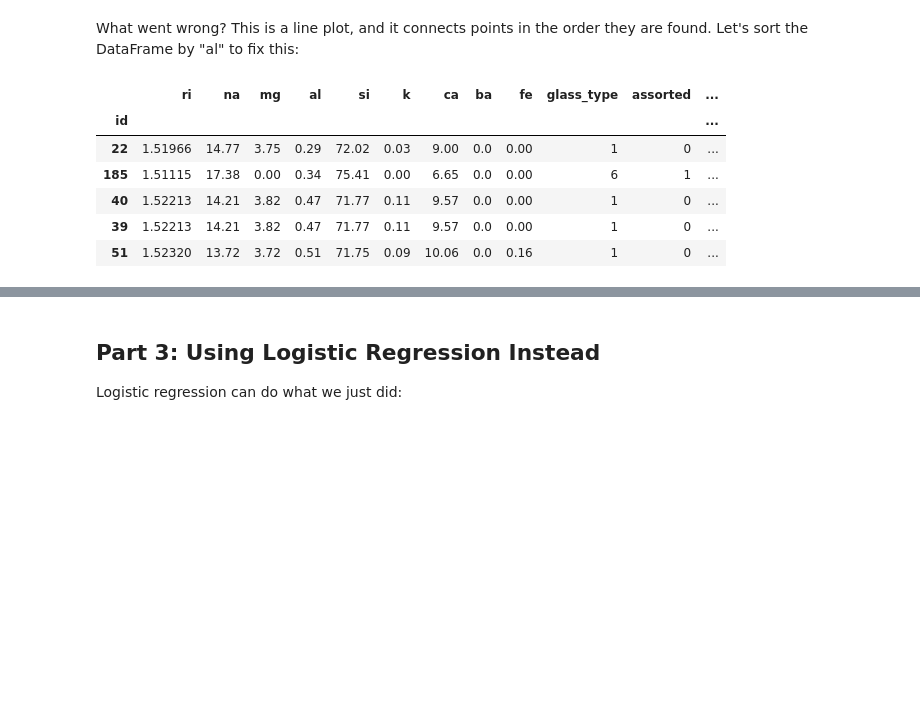
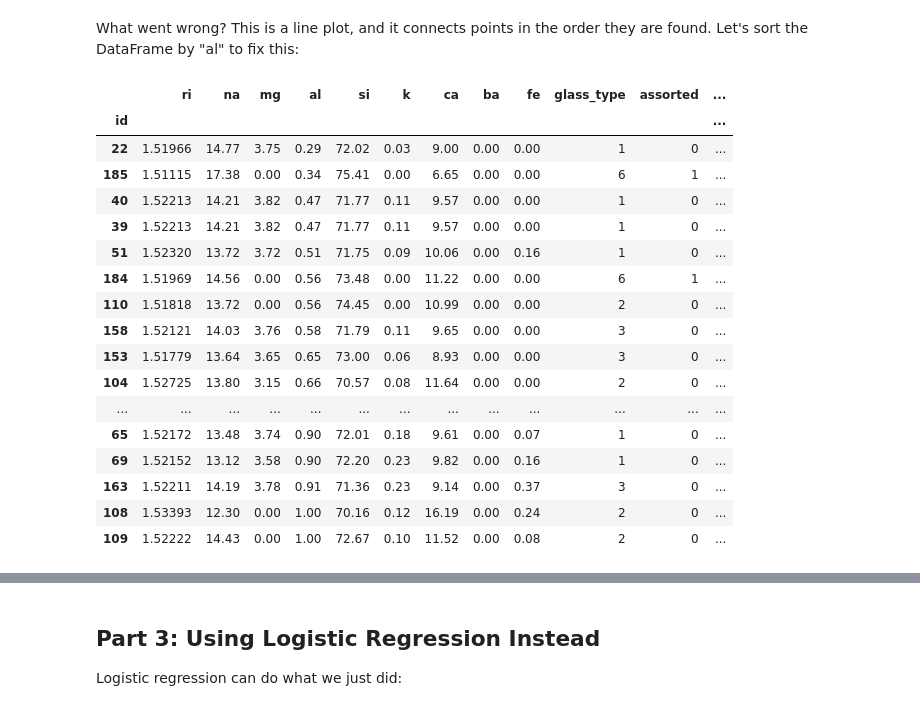
Before and after one commit to nimaij/SYD_DAT_6, a Jupyter notebook: labs/Week 3/Logistic Regresison Lab/Logistic_regression.JL.ipynb, the cells around one changed output, grey strips where cells are left out. Drawn from its saved outputs; the diff is of its cells as text; code cells hidden in the pictures; blank space fills up the shorter version.

```diff
--- a/labs/Week 3/Logistic Regresison Lab/Logistic_regression.JL.ipynb
+++ b/labs/Week 3/Logistic Regresison Lab/Logistic_regression.JL.ipynb
@@ -252,15 +246,26 @@ glass['assorted_pred_class'] = assorted_pred_class
 # sort DataFrame by al
 glass.sort_values(by='al', inplace=True)
 # %%
-glass.head()
+glass.head(30)
 # %% [output]
 |  | ri | na | mg | al | si | k | ca | ba | fe | glass_type | assorted | ... |
 | id |  |  |  |  |  |  |  |  |  |  |  | ... |
-| 22 | 1.51966 | 14.77 | 3.75 | 0.29 | 72.02 | 0.03 | 9.00 | 0.0 | 0.00 | 1 | 0 | ... |
-| 185 | 1.51115 | 17.38 | 0.00 | 0.34 | 75.41 | 0.00 | 6.65 | 0.0 | 0.00 | 6 | 1 | ... |
-| 40 | 1.52213 | 14.21 | 3.82 | 0.47 | 71.77 | 0.11 | 9.57 | 0.0 | 0.00 | 1 | 0 | ... |
-| 39 | 1.52213 | 14.21 | 3.82 | 0.47 | 71.77 | 0.11 | 9.57 | 0.0 | 0.00 | 1 | 0 | ... |
-| 51 | 1.52320 | 13.72 | 3.72 | 0.51 | 71.75 | 0.09 | 10.06 | 0.0 | 0.16 | 1 | 0 | ... |
+| 22 | 1.51966 | 14.77 | 3.75 | 0.29 | 72.02 | 0.03 | 9.00 | 0.00 | 0.00 | 1 | 0 | ... |
+| 185 | 1.51115 | 17.38 | 0.00 | 0.34 | 75.41 | 0.00 | 6.65 | 0.00 | 0.00 | 6 | 1 | ... |
+| 40 | 1.52213 | 14.21 | 3.82 | 0.47 | 71.77 | 0.11 | 9.57 | 0.00 | 0.00 | 1 | 0 | ... |
+| 39 | 1.52213 | 14.21 | 3.82 | 0.47 | 71.77 | 0.11 | 9.57 | 0.00 | 0.00 | 1 | 0 | ... |
+| 51 | 1.52320 | 13.72 | 3.72 | 0.51 | 71.75 | 0.09 | 10.06 | 0.00 | 0.16 | 1 | 0 | ... |
+| 184 | 1.51969 | 14.56 | 0.00 | 0.56 | 73.48 | 0.00 | 11.22 | 0.00 | 0.00 | 6 | 1 | ... |
+| 110 | 1.51818 | 13.72 | 0.00 | 0.56 | 74.45 | 0.00 | 10.99 | 0.00 | 0.00 | 2 | 0 | ... |
+| 158 | 1.52121 | 14.03 | 3.76 | 0.58 | 71.79 | 0.11 | 9.65 | 0.00 | 0.00 | 3 | 0 | ... |
+| 153 | 1.51779 | 13.64 | 3.65 | 0.65 | 73.00 | 0.06 | 8.93 | 0.00 | 0.00 | 3 | 0 | ... |
+| 104 | 1.52725 | 13.80 | 3.15 | 0.66 | 70.57 | 0.08 | 11.64 | 0.00 | 0.00 | 2 | 0 | ... |
+| ... | ... | ... | ... | ... | ... | ... | ... | ... | ... | ... | ... | ... |
+| 65 | 1.52172 | 13.48 | 3.74 | 0.90 | 72.01 | 0.18 | 9.61 | 0.00 | 0.07 | 1 | 0 | ... |
+| 69 | 1.52152 | 13.12 | 3.58 | 0.90 | 72.20 | 0.23 | 9.82 | 0.00 | 0.16 | 1 | 0 | ... |
+| 163 | 1.52211 | 14.19 | 3.78 | 0.91 | 71.36 | 0.23 | 9.14 | 0.00 | 0.37 | 3 | 0 | ... |
+| 108 | 1.53393 | 12.30 | 0.00 | 1.00 | 70.16 | 0.12 | 16.19 | 0.00 | 0.24 | 2 | 0 | ... |
+| 109 | 1.52222 | 14.43 | 0.00 | 1.00 | 72.67 | 0.10 | 11.52 | 0.00 | 0.08 | 2 | 0 | ... |
 # %%
 # plot the class predictions again
 plt.scatter(glass.al, glass.assorted)
```
Also changed, not shown: parts of 7 cells of this notebook, 5 other files.
